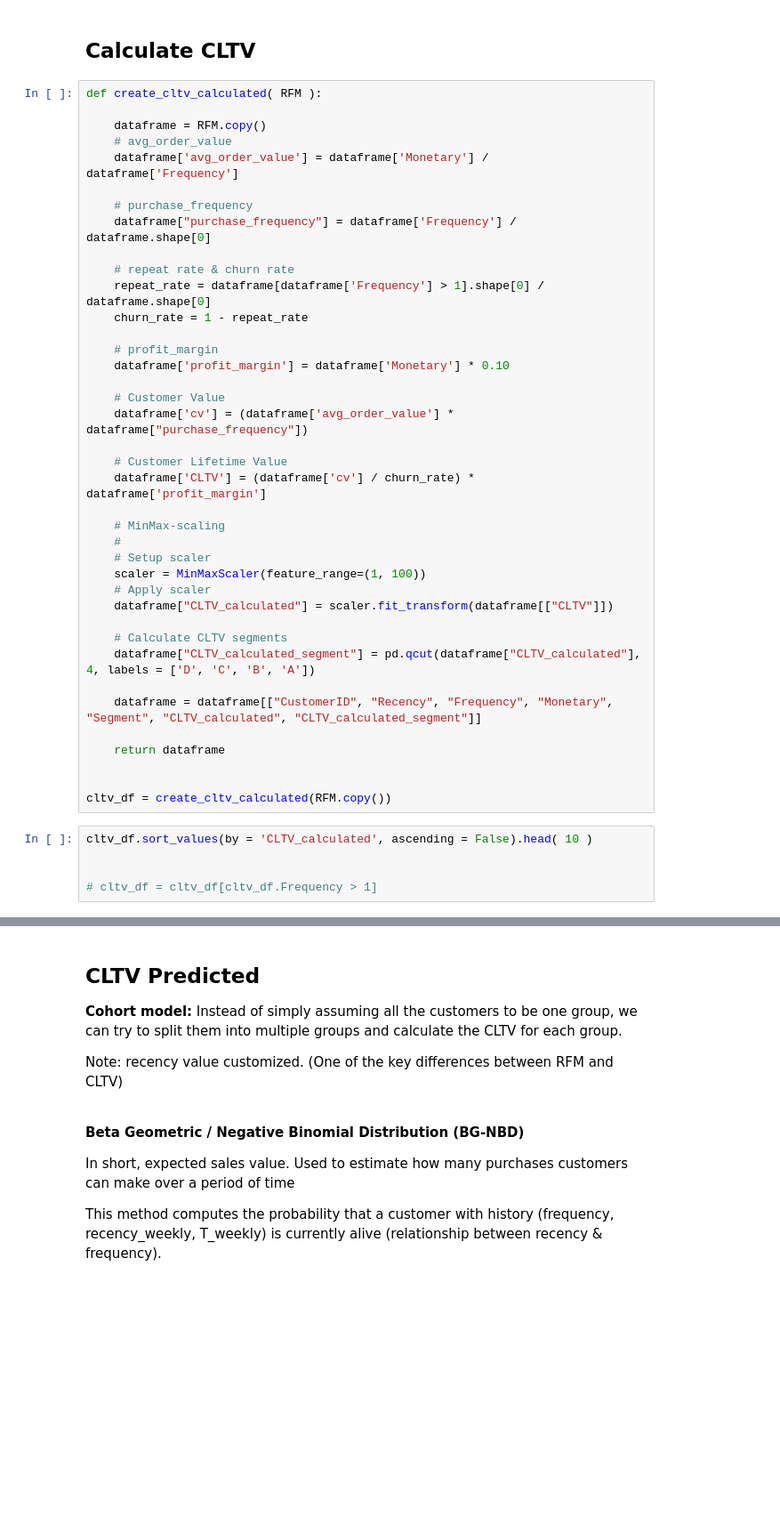
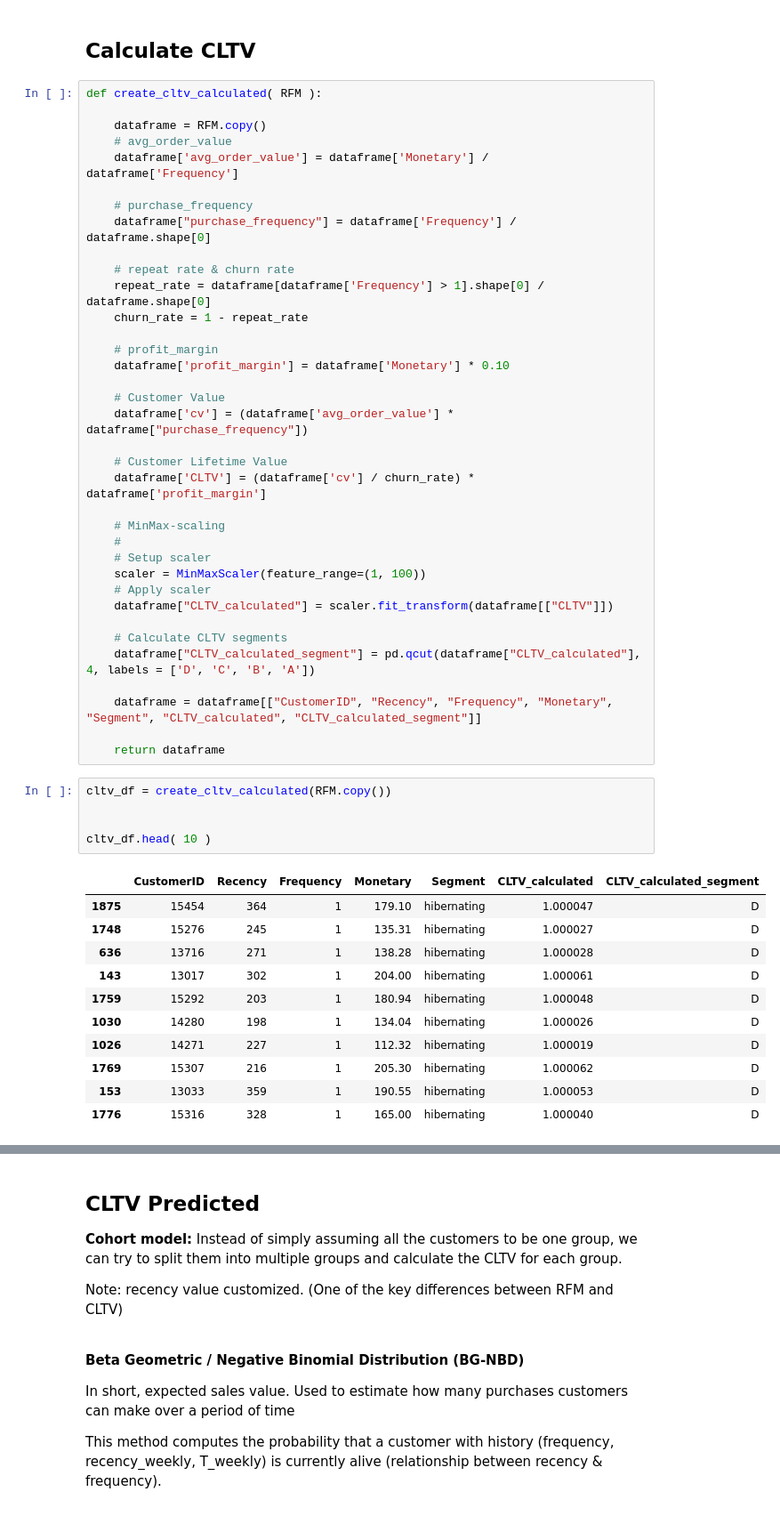
Before and after one commit to ioannislivieris/Customer-Segmentation-using-RFM-and-CLTV, a Jupyter notebook: Customer Segmentation - RFM - CLTV.ipynb, the cells around one changed output, grey strips where cells are left out. Shown at 89% size. Saved outputs shown, nothing was run; the diff lists cells and outputs as text; blank space fills up the shorter version.

```diff
--- a/Customer Segmentation - RFM - CLTV.ipynb
+++ b/Customer Segmentation - RFM - CLTV.ipynb
@@ -723,14 +800,23 @@ def create_cltv_calculated( RFM ):
     dataframe = dataframe[["CustomerID", "Recency", "Frequency", "Monetary", "Segment", "CLTV_calculated", "CLTV_calculated_segment"]]
 
     return dataframe
-
-
-cltv_df = create_cltv_calculated(RFM.copy())
-# %%
-cltv_df.sort_values(by = 'CLTV_calculated', ascending = False).head( 10 )
-
-
-# cltv_df = cltv_df[cltv_df.Frequency > 1]
+# %%
+cltv_df = create_cltv_calculated(RFM.copy())
+
+
+cltv_df.head( 10 )
+# %% [output]
+|  | CustomerID | Recency | Frequency | Monetary | Segment | CLTV_calculated | CLTV_calculated_segment |
+| 1875 | 15454 | 364 | 1 | 179.10 | hibernating | 1.000047 | D |
+| 1748 | 15276 | 245 | 1 | 135.31 | hibernating | 1.000027 | D |
+| 636 | 13716 | 271 | 1 | 138.28 | hibernating | 1.000028 | D |
+| 143 | 13017 | 302 | 1 | 204.00 | hibernating | 1.000061 | D |
+| 1759 | 15292 | 203 | 1 | 180.94 | hibernating | 1.000048 | D |
+| 1030 | 14280 | 198 | 1 | 134.04 | hibernating | 1.000026 | D |
+| 1026 | 14271 | 227 | 1 | 112.32 | hibernating | 1.000019 | D |
+| 1769 | 15307 | 216 | 1 | 205.30 | hibernating | 1.000062 | D |
+| 153 | 13033 | 359 | 1 | 190.55 | hibernating | 1.000053 | D |
+| 1776 | 15316 | 328 | 1 | 165.00 | hibernating | 1.000040 | D |
 # %%
 plt.figure( figsize = (30, 4) )
 #
```
Also changed, not shown: parts of 37 cells of this notebook, 1 other file.
